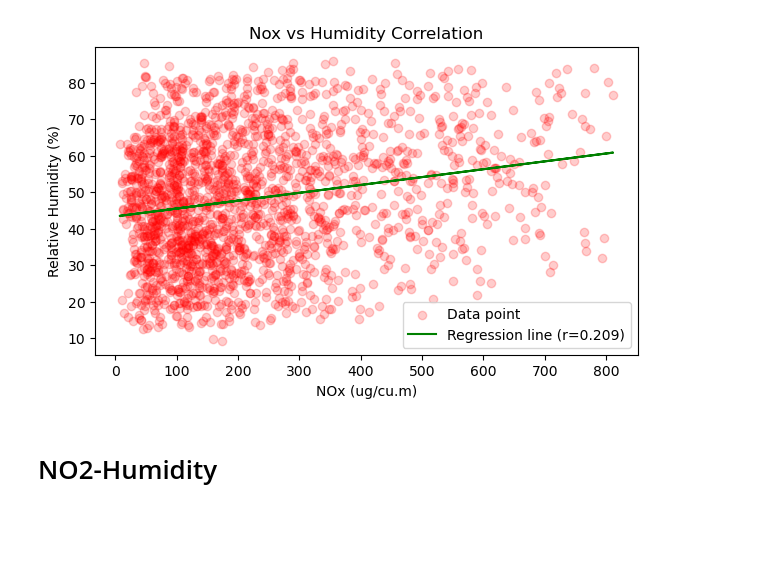
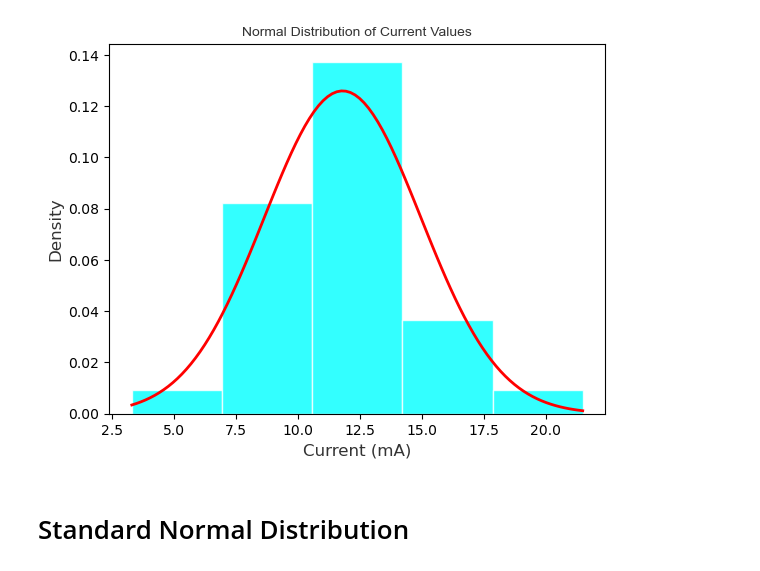
Before and after one commit to WinterBlizzard/Stats-Compas, a Jupyter notebook: lab6.ipynb, the cells around one changed output. Drawn from its saved outputs; the diff is of its cells as text; code cells hidden in the pictures.

```diff
--- a/lab6.ipynb
+++ b/lab6.ipynb
@@ -92,23 +163,26 @@ air
-# %%
-x = air['NOx']
-y = air['Relative_Humidity']
-
-slope, intercept, r_value, p_value, std_err = stats.linregress(x,y)
-line = slope * x + intercept
-
-plt.figure(figsize=(7,4))
-plt.scatter(x,y, color='red' ,alpha=0.2,label='Data point')
-
-plt.plot(x,line, color='green' ,label=f'Regression line (r={r_value:.3f})')
-
-plt.title('Nox vs Humidity Correlation')
-plt.ylabel('Relative Humidity (%)')
-plt.xlabel('NOx (ug/cu.m)')
-plt.legend()
-plt.show()
-# %% [output]
-[figure, removed]
+# %%
+mean = df['Current'].mean()
+std = df['Current'].std(ddof=1)
+# %%
+x_min = df['Current'].min()
+x_max = df['Current'].max()
+
+x = np.linspace(x_min, x_max, 100)
+p = stats.norm.pdf(x, mean, std)
+
+plt.plot(x, p, 'red', linewidth=2)
+plt.hist(df['Current'], bins=5,
+        density=True,
+        alpha=0.8,
+        color= 'aqua',
+        edgecolor='white',)
+
+
+plt.title('Normal Distribution of Current Values', fontsize=14, font='Arial', color='#333333')
+plt.xlabel('Current (mA)', fontsize=12, color='#333333')
+plt.ylabel('Density', fontsize=12, color='#333333')
+plt.show()
+# %% [output]
+[figure, added]
 # %% [markdown]
-<h1>NO2-Humidity</h1>
+<h1>Standard Normal Distribution</h1>
-# %% [markdown]
-<h1></h1>
```
Also changed, not shown: parts of 26 cells of this notebook, 7 other files.
